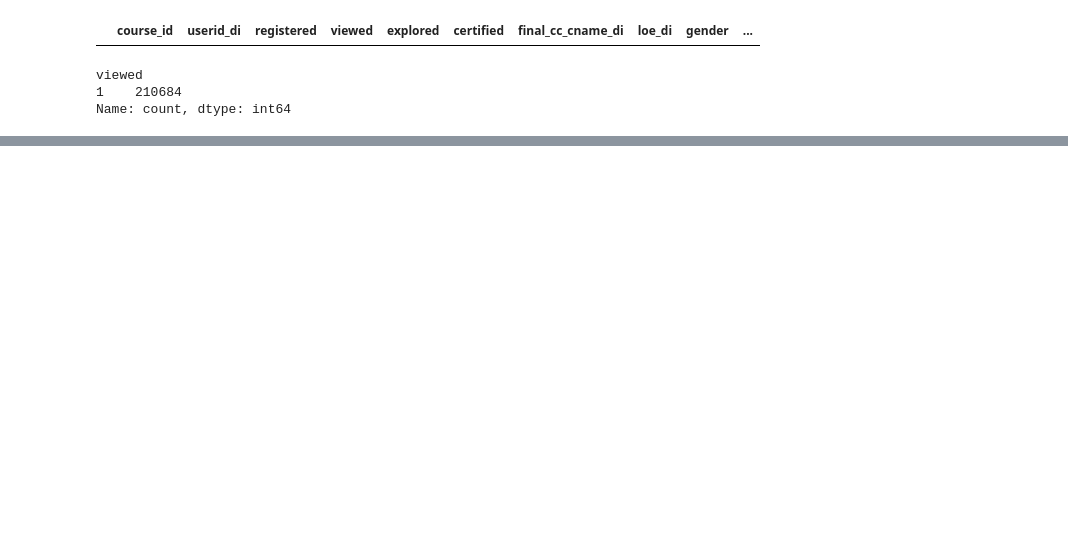
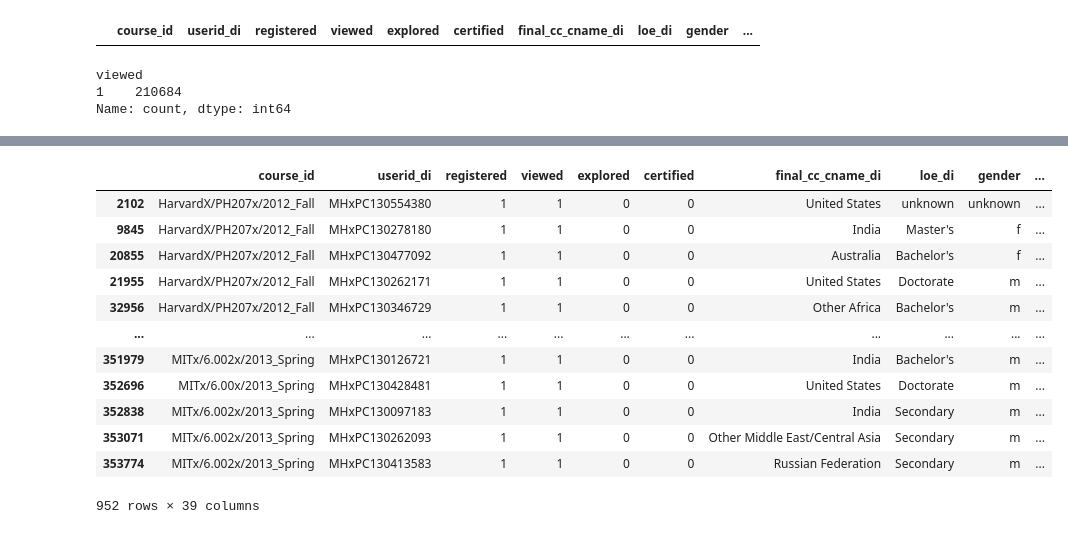
Before and after one commit to Heesang01/HOHO_Project, a Jupyter notebook: 도연_0323.ipynb, the cells around one changed output, grey strips where cells are left out. Cells and saved outputs as stored; diff of their text form; code cells hidden in the pictures; blank space fills up the shorter version.

```diff
--- a/도연_0323.ipynb
+++ b/도연_0323.ipynb
@@ -837,4 +959,20 @@ avg_completion_days        0
 reg_avg                    0
 sc_avg                     0
 dtype: int64
+# %%
+pre.loc[(pre['viewed']==1)&(pre['explored']==0)&(pre['certified']==0)&(pre['nchapters']>=10)]
+# %% [output]
+|  | course_id | userid_di | registered | viewed | explored | certified | final_cc_cname_di | loe_di | gender | ... |
+| 2102 | HarvardX/PH207x/2012_Fall | MHxPC130554380 | 1 | 1 | 0 | 0 | United States | unknown | unknown | ... |
+| 9845 | HarvardX/PH207x/2012_Fall | MHxPC130278180 | 1 | 1 | 0 | 0 | India | Master's | f | ... |
+| 20855 | HarvardX/PH207x/2012_Fall | MHxPC130477092 | 1 | 1 | 0 | 0 | Australia | Bachelor's | f | ... |
+| 21955 | HarvardX/PH207x/2012_Fall | MHxPC130262171 | 1 | 1 | 0 | 0 | United States | Doctorate | m | ... |
+| 32956 | HarvardX/PH207x/2012_Fall | MHxPC130346729 | 1 | 1 | 0 | 0 | Other Africa | Bachelor's | m | ... |
+| ... | ... | ... | ... | ... | ... | ... | ... | ... | ... | ... |
+| 351979 | MITx/6.002x/2013_Spring | MHxPC130126721 | 1 | 1 | 0 | 0 | India | Bachelor's | m | ... |
+| 352696 | MITx/6.00x/2013_Spring | MHxPC130428481 | 1 | 1 | 0 | 0 | United States | Doctorate | m | ... |
+| 352838 | MITx/6.002x/2013_Spring | MHxPC130097183 | 1 | 1 | 0 | 0 | India | Secondary | m | ... |
+| 353071 | MITx/6.002x/2013_Spring | MHxPC130262093 | 1 | 1 | 0 | 0 | Other Middle East/Central Asia | Secondary | m | ... |
+| 353774 | MITx/6.002x/2013_Spring | MHxPC130413583 | 1 | 1 | 0 | 0 | Russian Federation | Secondary | m | ... |
+952 rows × 39 columns
 # %%
```
Also changed, not shown: parts of 21 cells of this notebook.
